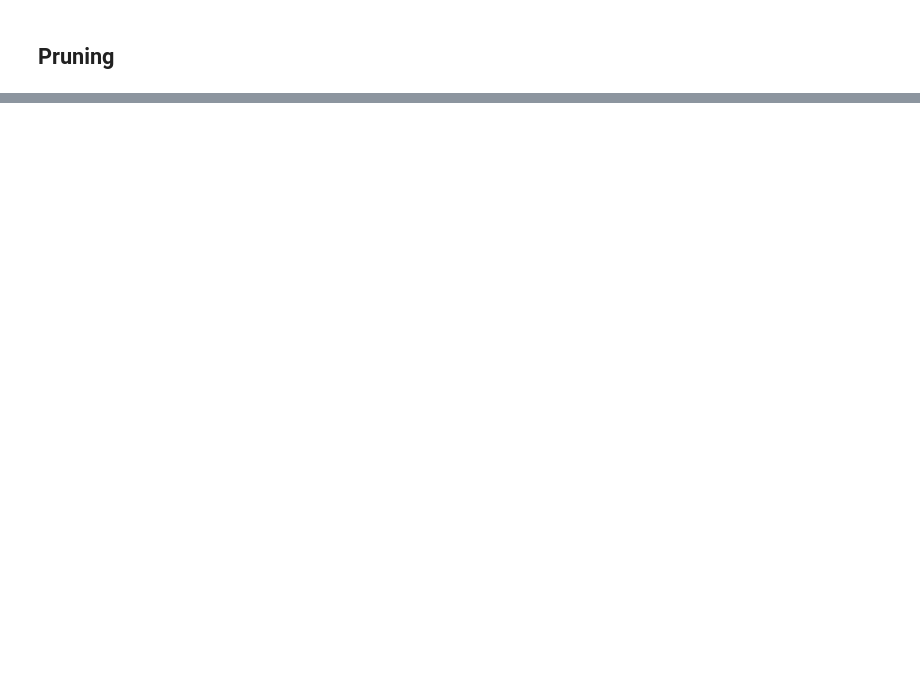
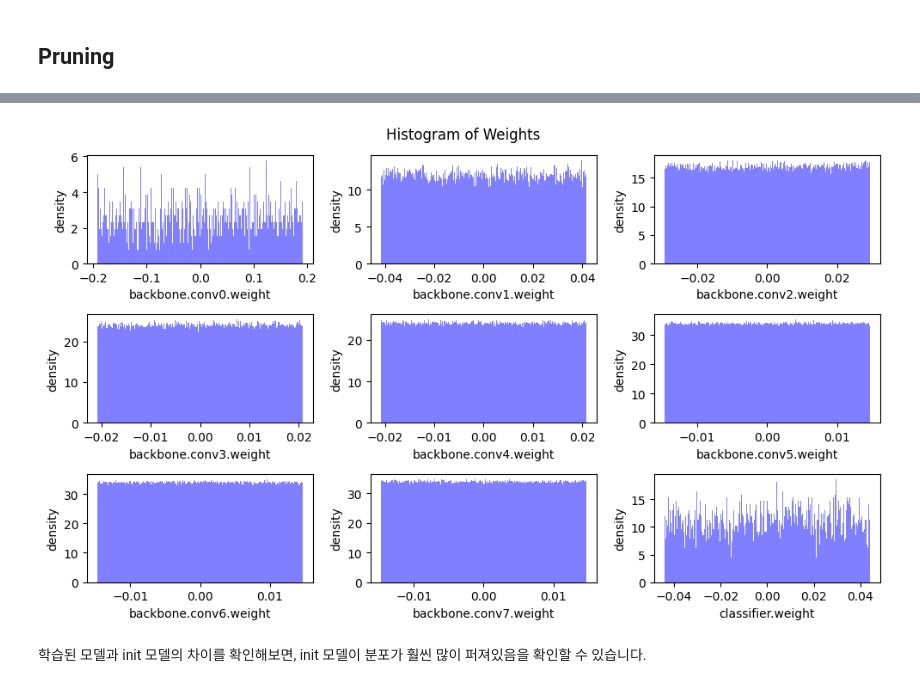
Before and after one commit to hail-members/distributed-deep-learning, a Jupyter notebook: Pruning.ipynb, the cells around one changed output, grey strips where cells are left out. Drawn from its saved outputs; the diff is of its cells as text; code cells hidden in the pictures; blank space fills up the shorter version.

```diff
--- a/Pruning.ipynb
+++ b/Pruning.ipynb
@@ -319,0 +390,8 @@ pruning 하는 코드 작성.
+# %%
+model_init = VGG().cuda()
+
+plot_weight_distribution(model_init)
+# %% [output]
+[figure, added]
+# %% [markdown]
+학습된 모델과 init 모델의 차이를 확인해보면, init 모델이 분포가 훨씬 많이 퍼져있음을 확인할 수 있습니다.
```
Also changed, not shown: parts of 47 cells of this notebook.
